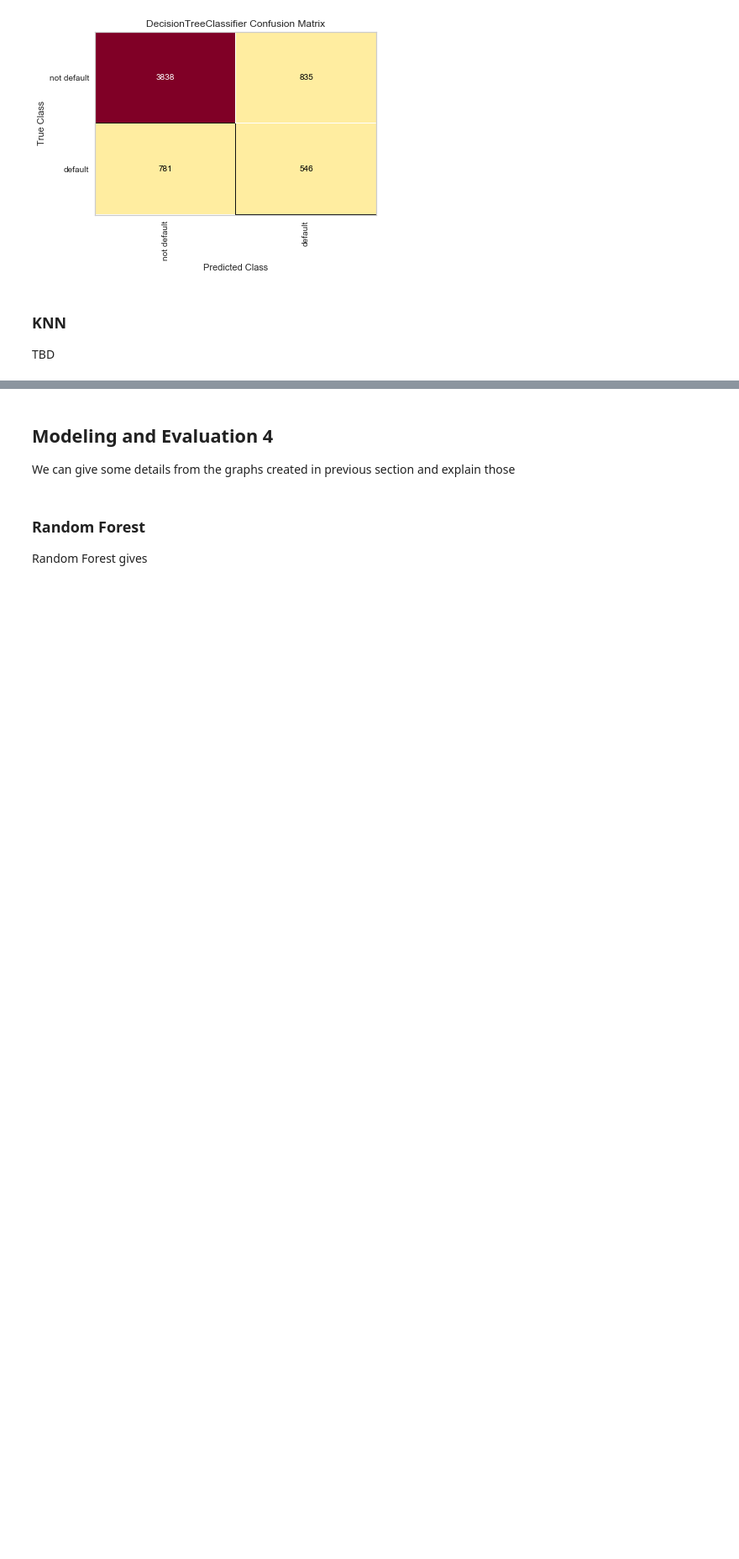
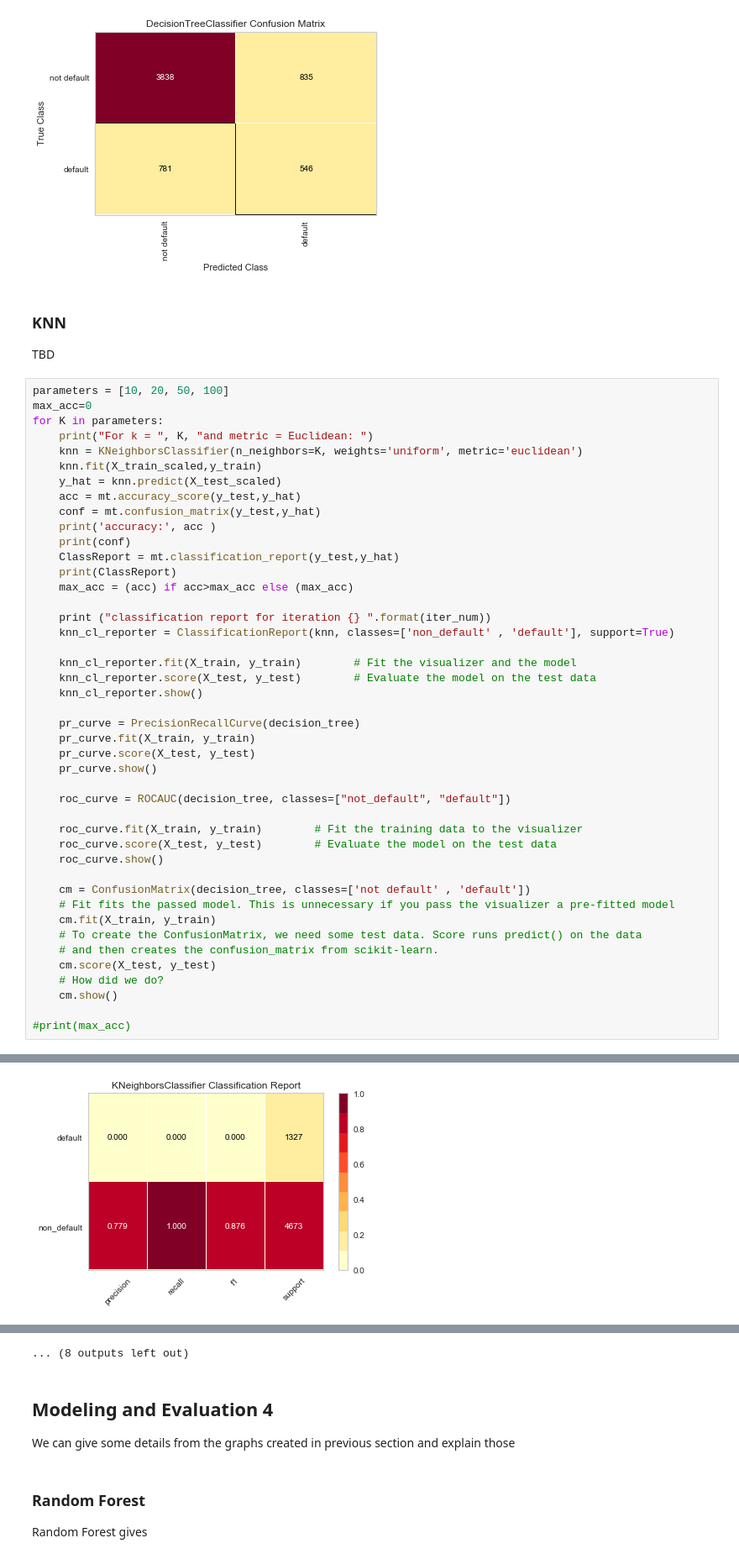
Before and after one commit to pankajti/MSDS_7331_Lab2, a Jupyter notebook: modelling/dt_rf_models.ipynb, the cells around one changed output, grey strips where cells are left out. Shown at 84% size. Cells and saved outputs as stored; diff of their text form; blank space fills up the shorter version.

```diff
--- a/modelling/dt_rf_models.ipynb
+++ b/modelling/dt_rf_models.ipynb
@@ -485,3 +486,48 @@ classification report for iteration 11
 # %% [markdown]
 ### KNN
 TBD
+# %%
+parameters = [10, 20, 50, 100]
+max_acc=0
+for K in parameters:
+    print("For k = ", K, "and metric = Euclidean: ")
+    knn = KNeighborsClassifier(n_neighbors=K, weights='uniform', metric='euclidean')
+    knn.fit(X_train_scaled,y_train)
+    y_hat = knn.predict(X_test_scaled)
+    acc = mt.accuracy_score(y_test,y_hat)
+    conf = mt.confusion_matrix(y_test,y_hat)
+    print('accuracy:', acc )
+    print(conf)
+    ClassReport = mt.classification_report(y_test,y_hat)
+    print(ClassReport)
+    max_acc = (acc) if acc>max_acc else (max_acc)
+
+    print ("classification report for iteration {} ".format(iter_num))
+    knn_cl_reporter = ClassificationReport(knn, classes=['non_default' , 'default'], support=True)
+
+    knn_cl_reporter.fit(X_train, y_train)        # Fit the visualizer and the model
+    knn_cl_reporter.score(X_test, y_test)        # Evaluate the model on the test data
+    knn_cl_reporter.show()
+
+    pr_curve = PrecisionRecallCurve(decision_tree)
+    pr_curve.fit(X_train, y_train)
+    pr_curve.score(X_test, y_test)
+    pr_curve.show()
+
+    roc_curve = ROCAUC(decision_tree, classes=["not_default", "default"])
+
+    roc_curve.fit(X_train, y_train)        # Fit the training data to the visualizer
+    roc_curve.score(X_test, y_test)        # Evaluate the model on the test data
+    roc_curve.show()
+
+    cm = ConfusionMatrix(decision_tree, classes=['not default' , 'default'])
+    # Fit fits the passed model. This is unnecessary if you pass the visualizer a pre-fitted model
+    cm.fit(X_train, y_train)
+    # To create the ConfusionMatrix, we need some test data. Score runs predict() on the data
+    # and then creates the confusion_matrix from scikit-learn.
+    cm.score(X_test, y_test)
+    # How did we do?
+    cm.show()
+
+#print(max_acc)
+# %% [output]
@@ -487,0 +548 @@ TBD
+[figure, added]
@@ -488,3 +585,4 @@ TBD
+... (8 outputs left out)
 # %% [markdown]
 ## Modeling and Evaluation 4
 We can give some details from the graphs created in previous section and explain those
```
Also changed, not shown: parts of 3 cells of this notebook.
